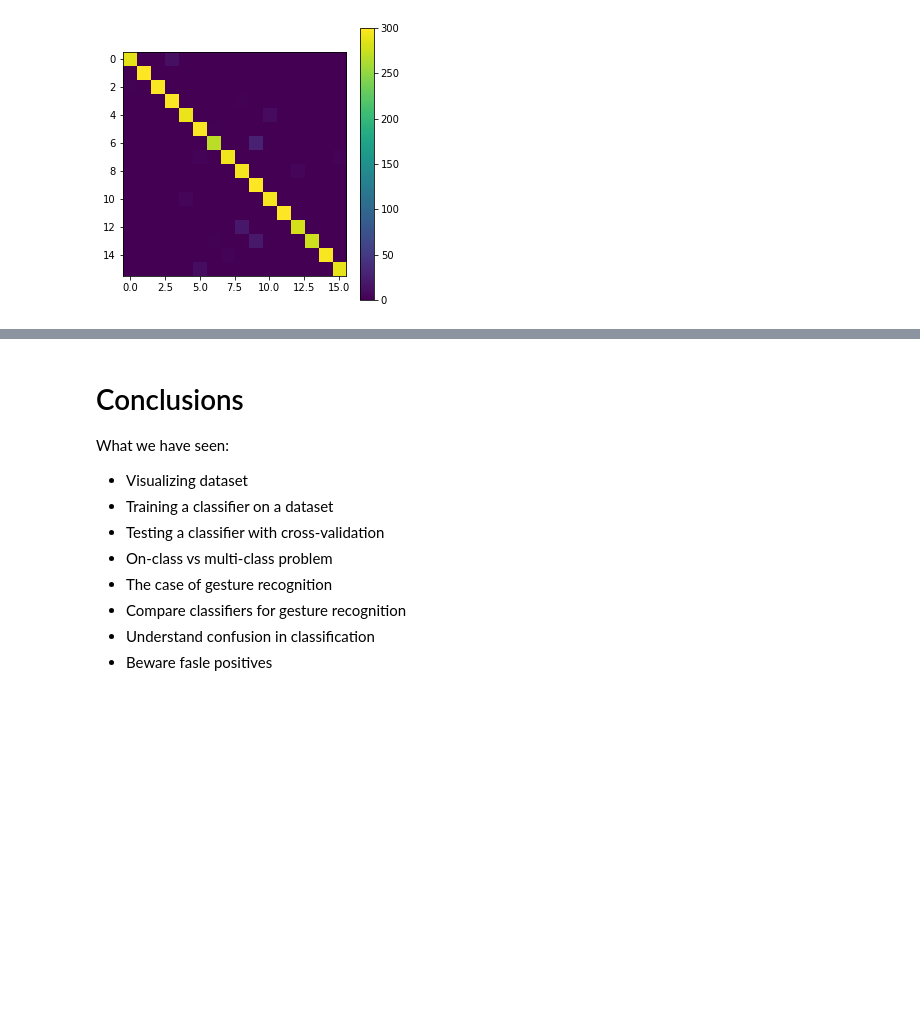
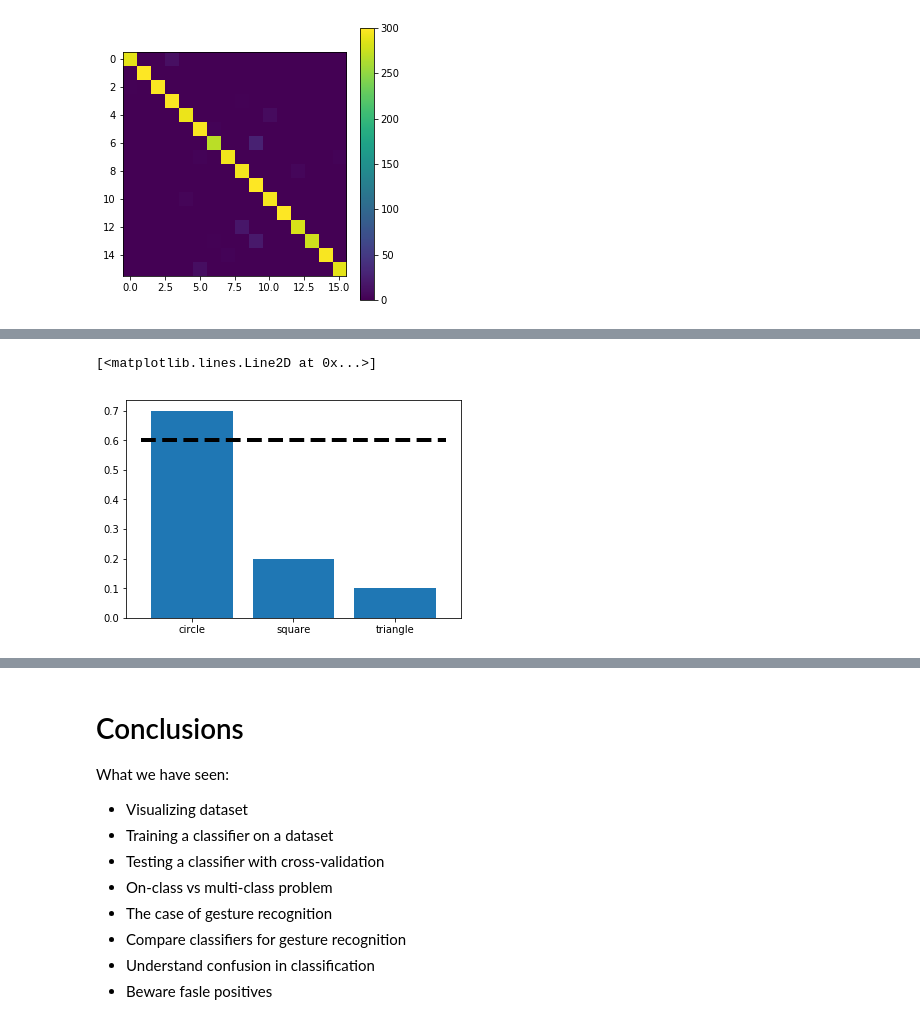
Before and after one commit to Envl/IML, a Jupyter notebook: course-pynbs/Gesture Recognition.ipynb, the cells around one changed output, grey strips where cells are left out. Cells and saved outputs as stored; diff of their text form; code cells hidden in the pictures; blank space fills up the shorter version.

```diff
--- a/course-pynbs/Gesture Recognition.ipynb
+++ b/course-pynbs/Gesture Recognition.ipynb
@@ -318,0 +226,6 @@ np.sum(np.diag(confusion_matrix)) / (300 * 16) * 100.0
+# %%
+bar(gestures, prob_over_gestures)
+plot([-0.5,0,1,2,2.5], [0.6,0.6,0.6,0.6,0.6], '--k', linewidth=4)
+# %% [output]
+[<matplotlib.lines.Line2D at 0x...>]
+[figure, added]
```
Also changed, not shown: parts of 39 cells of this notebook, 3 other files.
